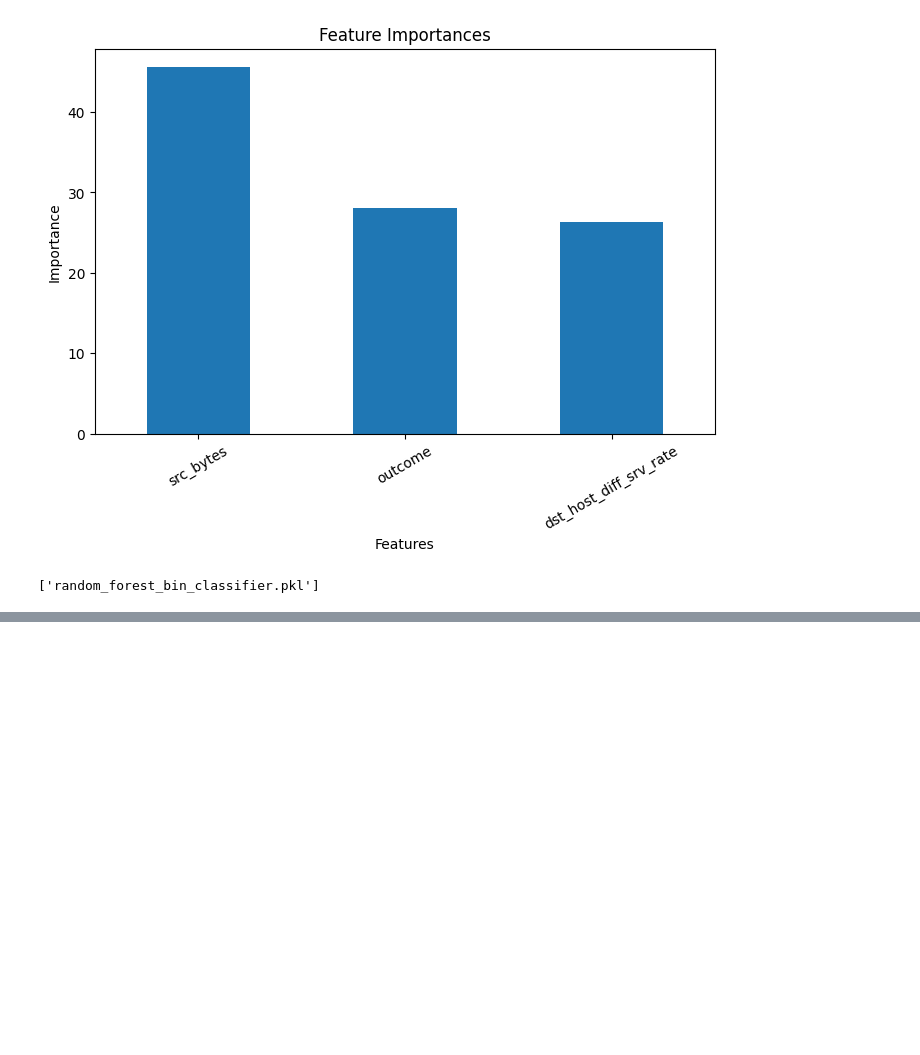
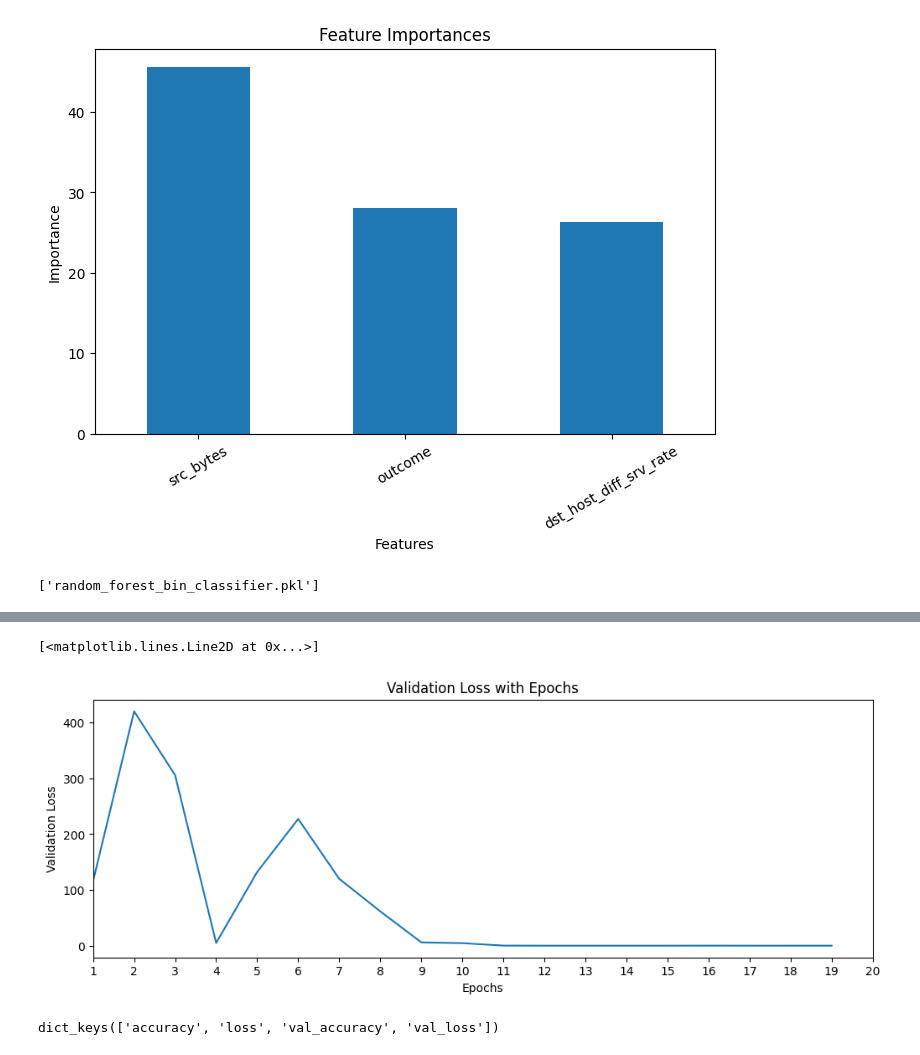
Before and after one commit to SouthernGhost/RA-MetricoDev-Test, a Jupyter notebook: M.Abdullah_RA_notebook.ipynb, the cells around one changed output, grey strips where cells are left out. Saved outputs shown, nothing was run; the diff lists cells and outputs as text; code cells hidden in the pictures; blank space fills up the shorter version.

```diff
--- a/M.Abdullah_RA_notebook.ipynb
+++ b/M.Abdullah_RA_notebook.ipynb
@@ -322,0 +368,15 @@ Invalid input shape for input Tensor("data:0", shape=(None, 3), dtype=float32).
+# %%
+plt.figure(figsize=(12,4))
+plt.title('Validation Loss with Epochs')
+plt.xlabel('Epochs')
+plt.ylabel('Validation Loss')
+plt.xlim(1,20)
+plt.xticks(range(1,21))
+plt.plot(np.round(tf_ann_hist.history['val_loss'],decimals=2))
+# %% [output]
+[<matplotlib.lines.Line2D at 0x...>]
+[figure, added]
+# %%
+tf_ann_hist.history.keys()
+# %% [output]
+dict_keys(['accuracy', 'loss', 'val_accuracy', 'val_loss'])
```
Also changed, not shown: parts of 12 cells of this notebook.
